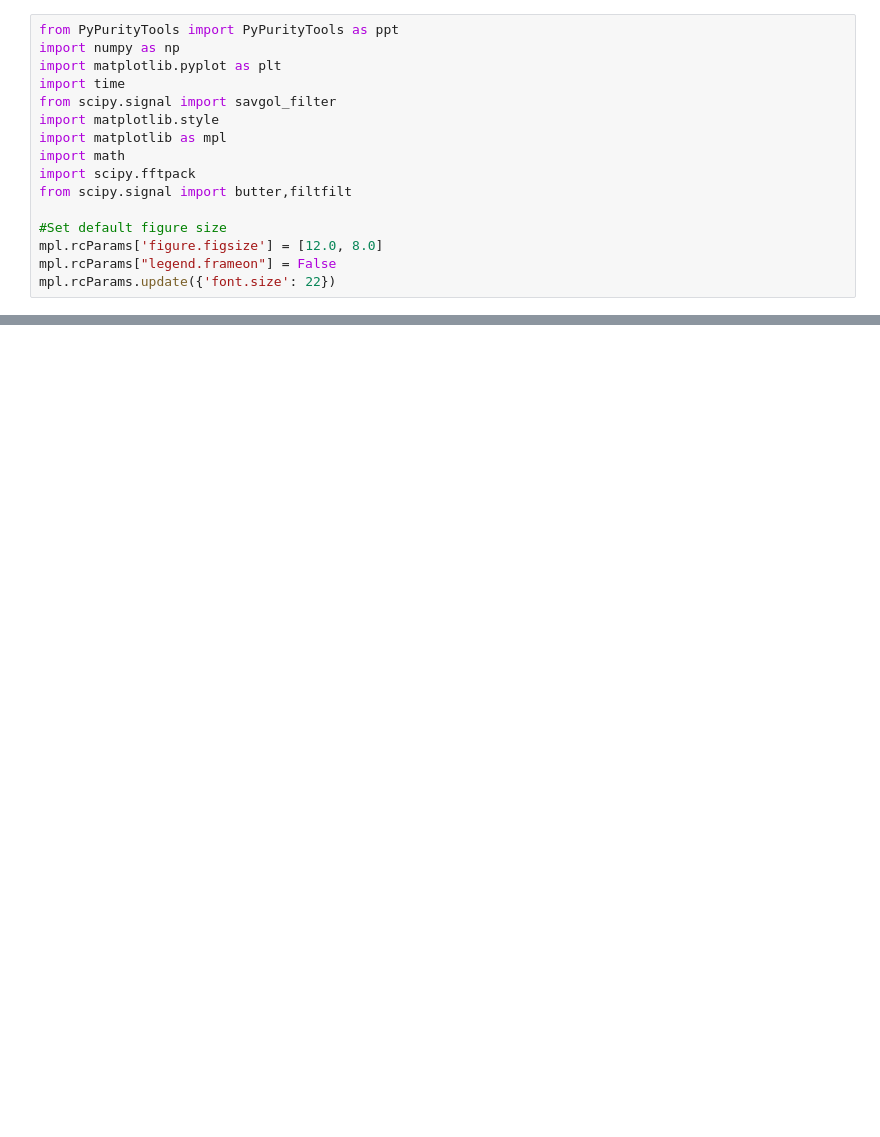
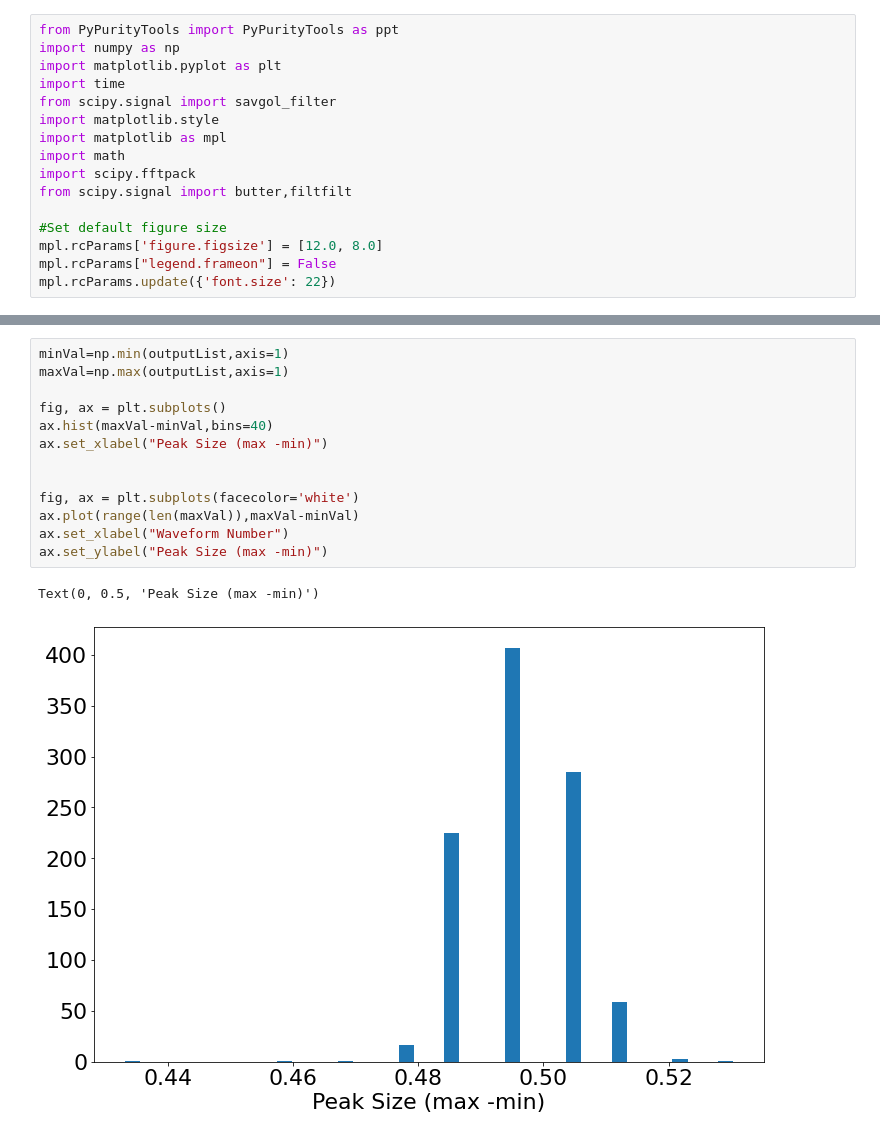
Before and after one commit to nichol77/pyPurity, a Jupyter notebook: pulserTest.ipynb, the cells around one changed output, grey strips where cells are left out. Cells and saved outputs as stored; diff of their text form; blank space fills up the shorter version.

```diff
--- a/pulserTest.ipynb
+++ b/pulserTest.ipynb
@@ -37,0 +47,16 @@ Text(0, 0.5, 'Voltage (Volts)')
+# %%
+minVal=np.min(outputList,axis=1)
+maxVal=np.max(outputList,axis=1)
+
+fig, ax = plt.subplots()
+ax.hist(maxVal-minVal,bins=40)
+ax.set_xlabel("Peak Size (max -min)")
+
+
+fig, ax = plt.subplots(facecolor='white')
+ax.plot(range(len(maxVal)),maxVal-minVal)
+ax.set_xlabel("Waveform Number")
+ax.set_ylabel("Peak Size (max -min)")
+# %% [output]
+Text(0, 0.5, 'Peak Size (max -min)')
+[figure, added]
```
Also changed, not shown: parts of 8 cells of this notebook.
